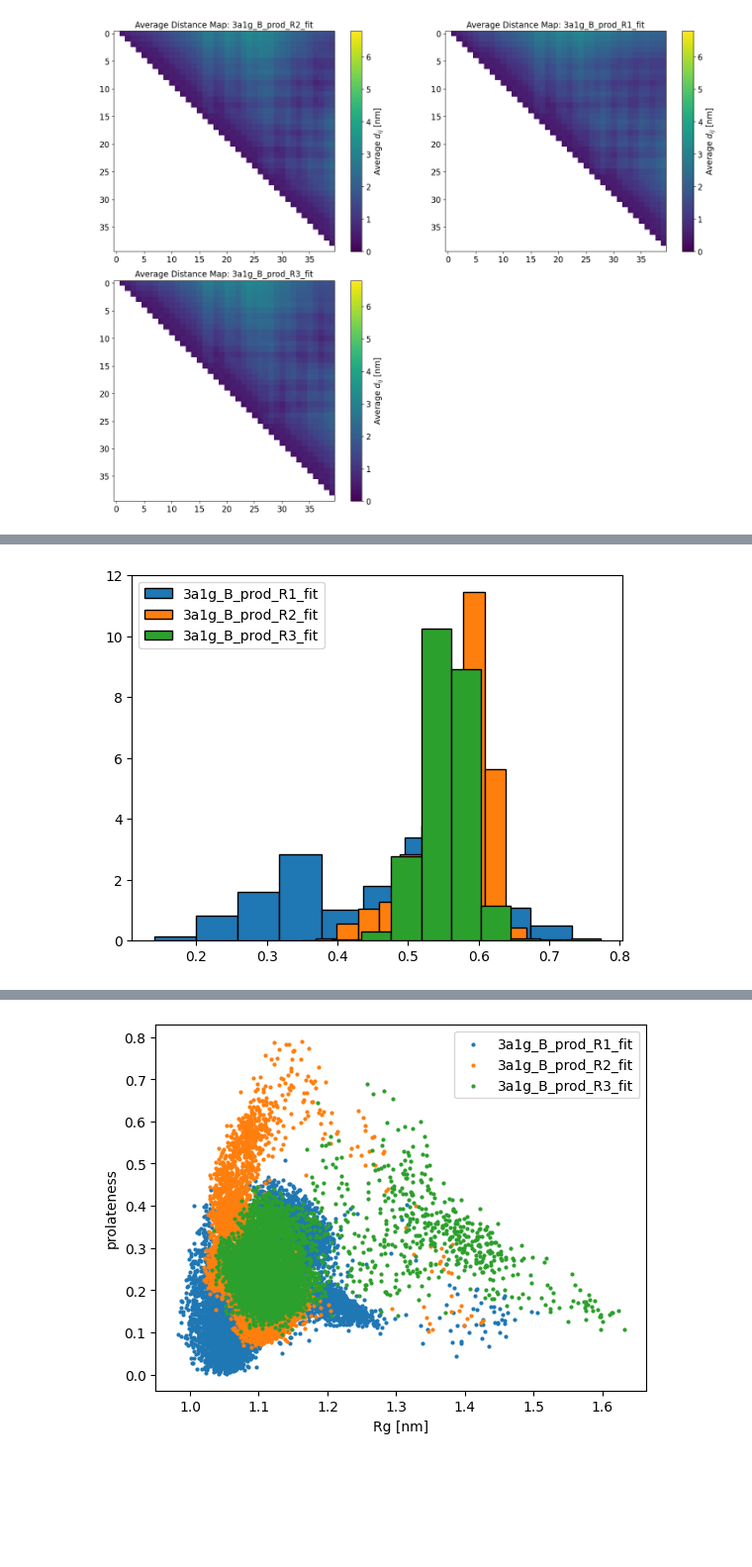
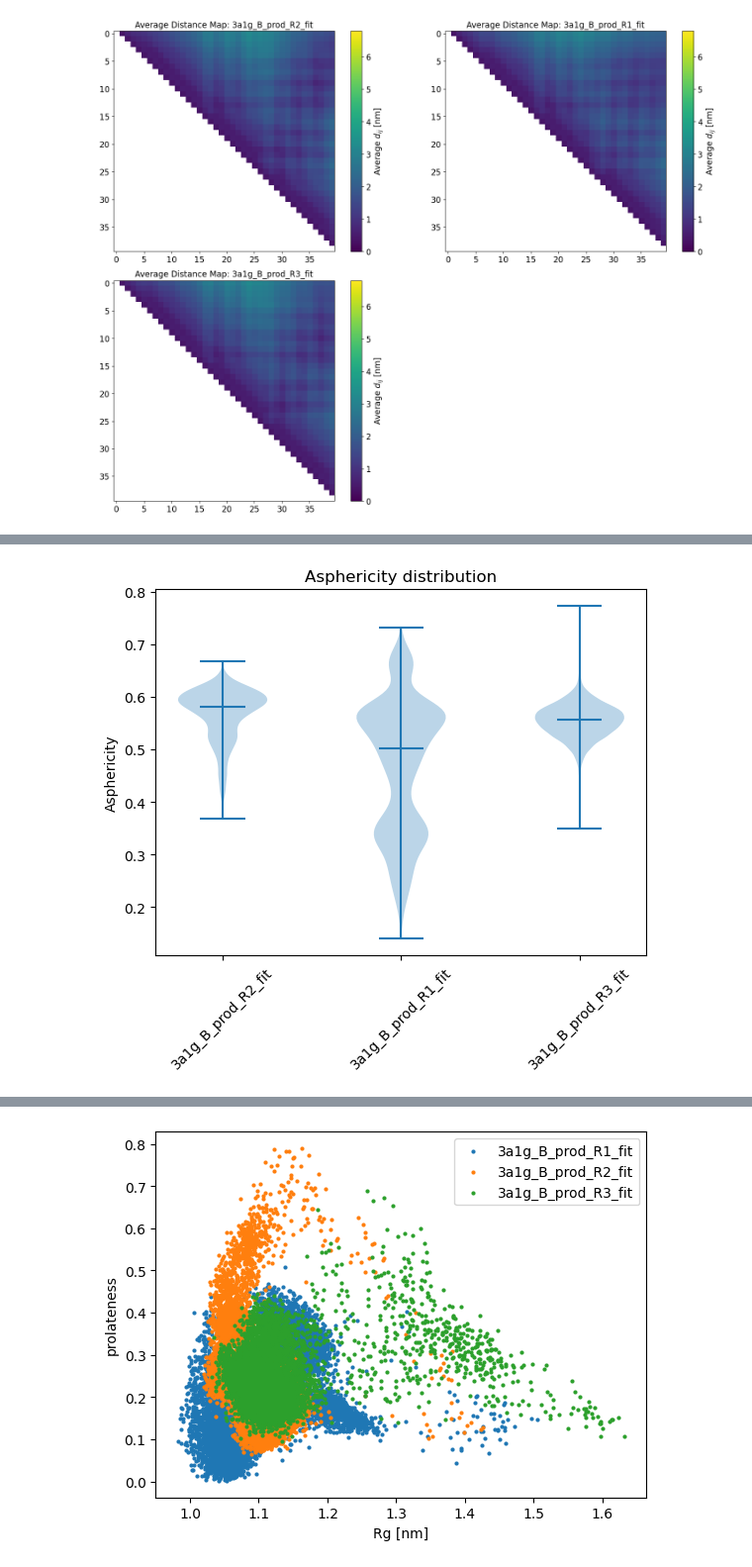
Before and after one commit to hamidrgh/EnsembleTools, a Jupyter notebook: refactored/develop_plots.ipynb, the cells around one changed output, grey strips where cells are left out. Shown: that part at 99% size. Saved outputs shown, nothing was run; the diff lists cells and outputs as text; code cells hidden in the pictures; blank space fills up the shorter version.

Commit message:
updating plots and adding docstring for functions

```diff
--- a/refactored/develop_plots.ipynb
+++ b/refactored/develop_plots.ipynb
@@ -34,7 +36,7 @@ analysis.end_to_end_distances_plot(bins=50, box_plot=True)
 # %%
-analysis.plot_asphericity_dist(bins=10)
+analysis.plot_asphericity_dist(bins=10, violin_plot=True)
 # %% [output]
-[figure, old version]
+[figure, new version]
 # %%
 analysis.plot_rg_vs_asphericity()
 # %% [output]
```
Also changed, not shown: parts of 3 cells of this notebook, 2 other files.
